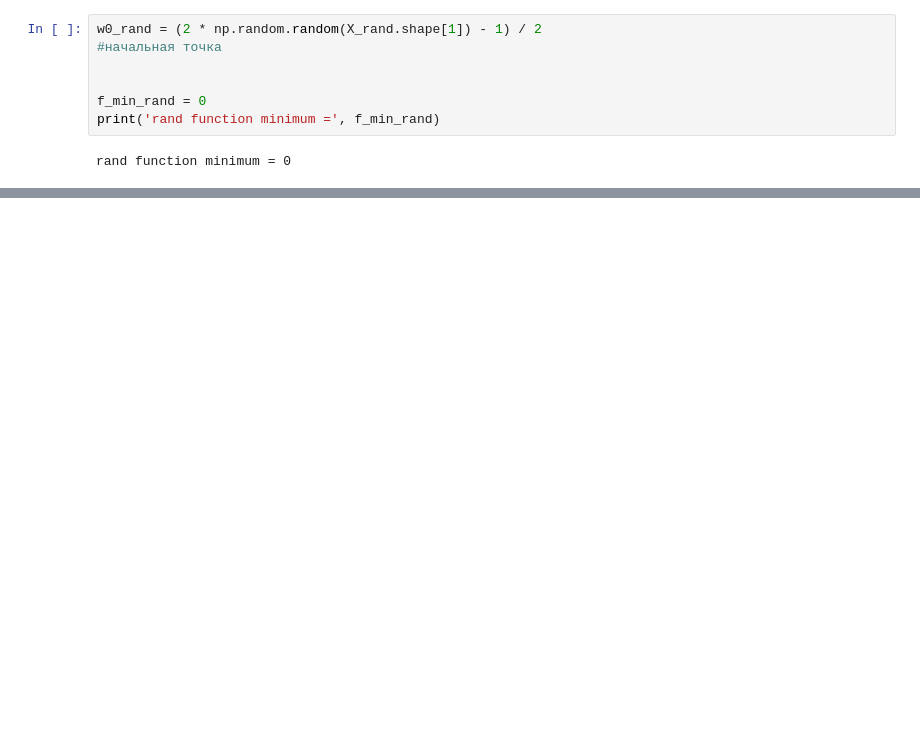
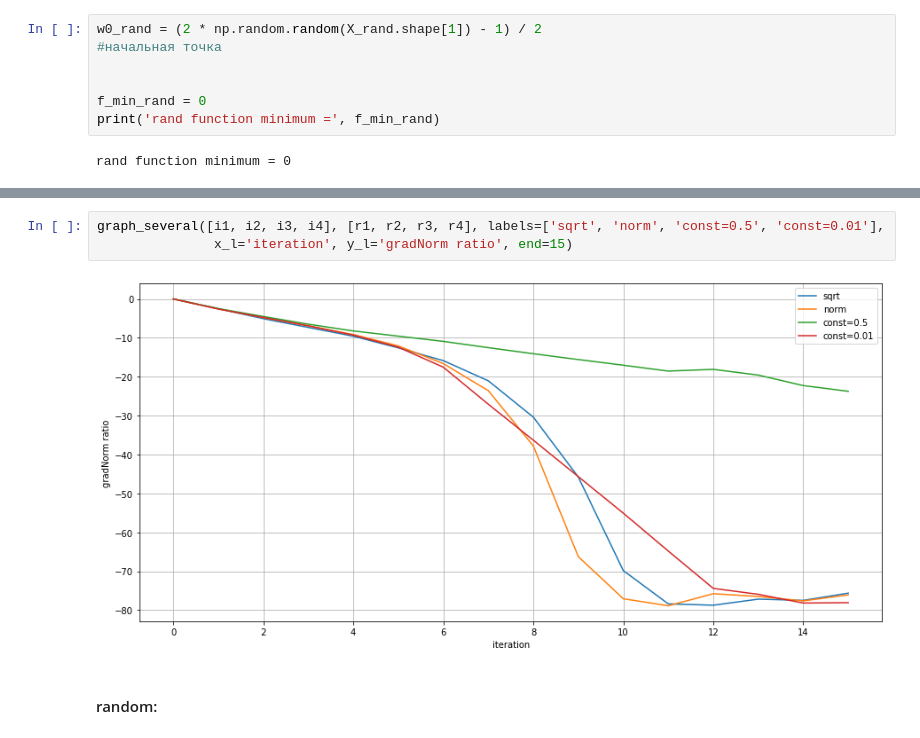
Before and after one commit to Andreev-Nikita-1/PyCharm-Projects, a Jupyter notebook: PyProject1/notebooks/met-opt-3.ipynb, the cells around one changed output, grey strips where cells are left out. Saved outputs shown, nothing was run; the diff lists cells and outputs as text; blank space fills up the shorter version.

```diff
--- a/PyProject1/notebooks/met-opt-3.ipynb
+++ b/PyProject1/notebooks/met-opt-3.ipynb
@@ -425,0 +483,7 @@ rand function minimum = 0
+# %%
+graph_several([i1, i2, i3, i4], [r1, r2, r3, r4], labels=['sqrt', 'norm', 'const=0.5', 'const=0.01'],
+               x_l='iteration', y_l='gradNorm ratio', end=15)
+# %% [output]
+[figure, added]
+# %% [markdown]
+#### random:
```
Also changed, not shown: parts of 37 cells of this notebook, 2 other files.
